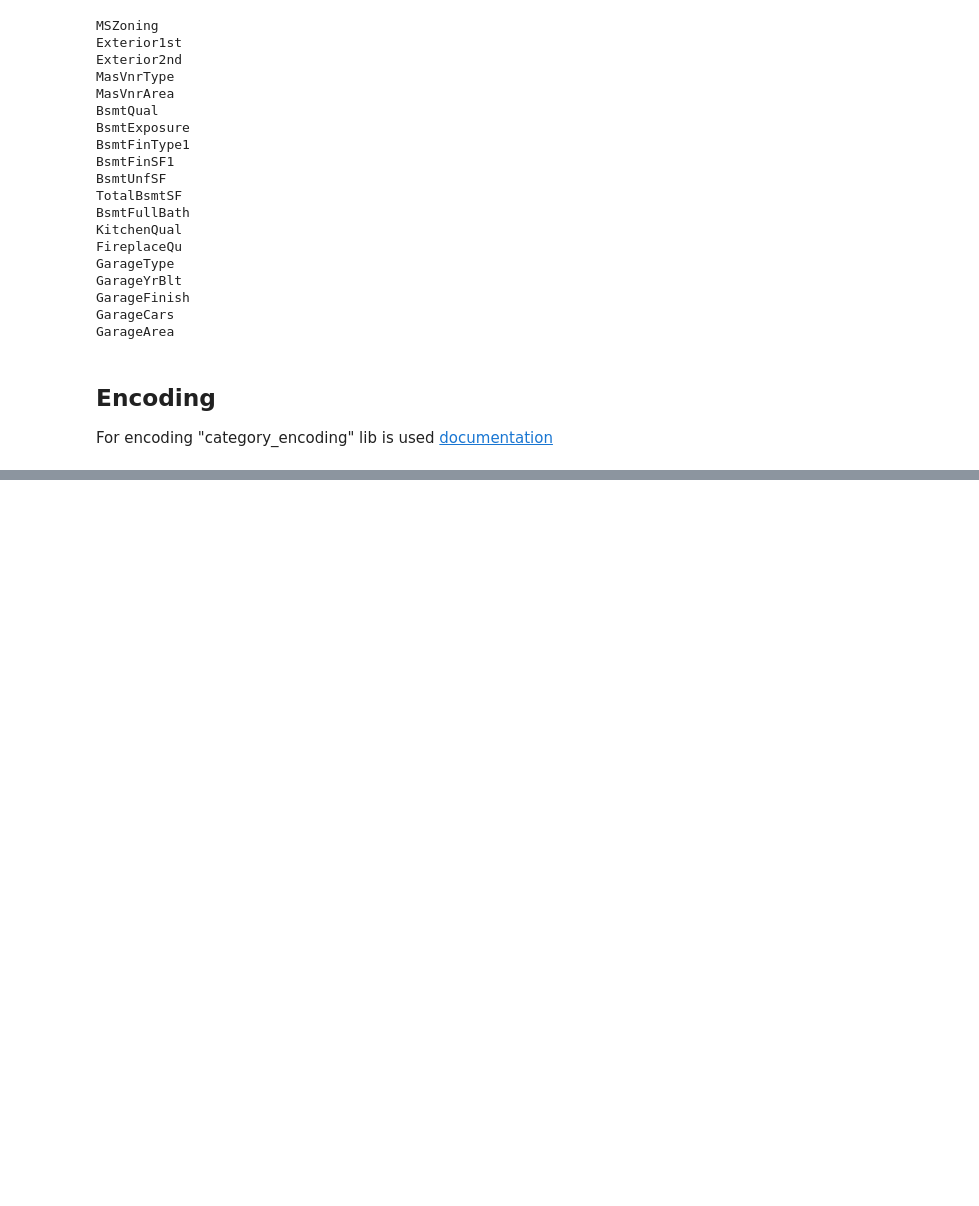
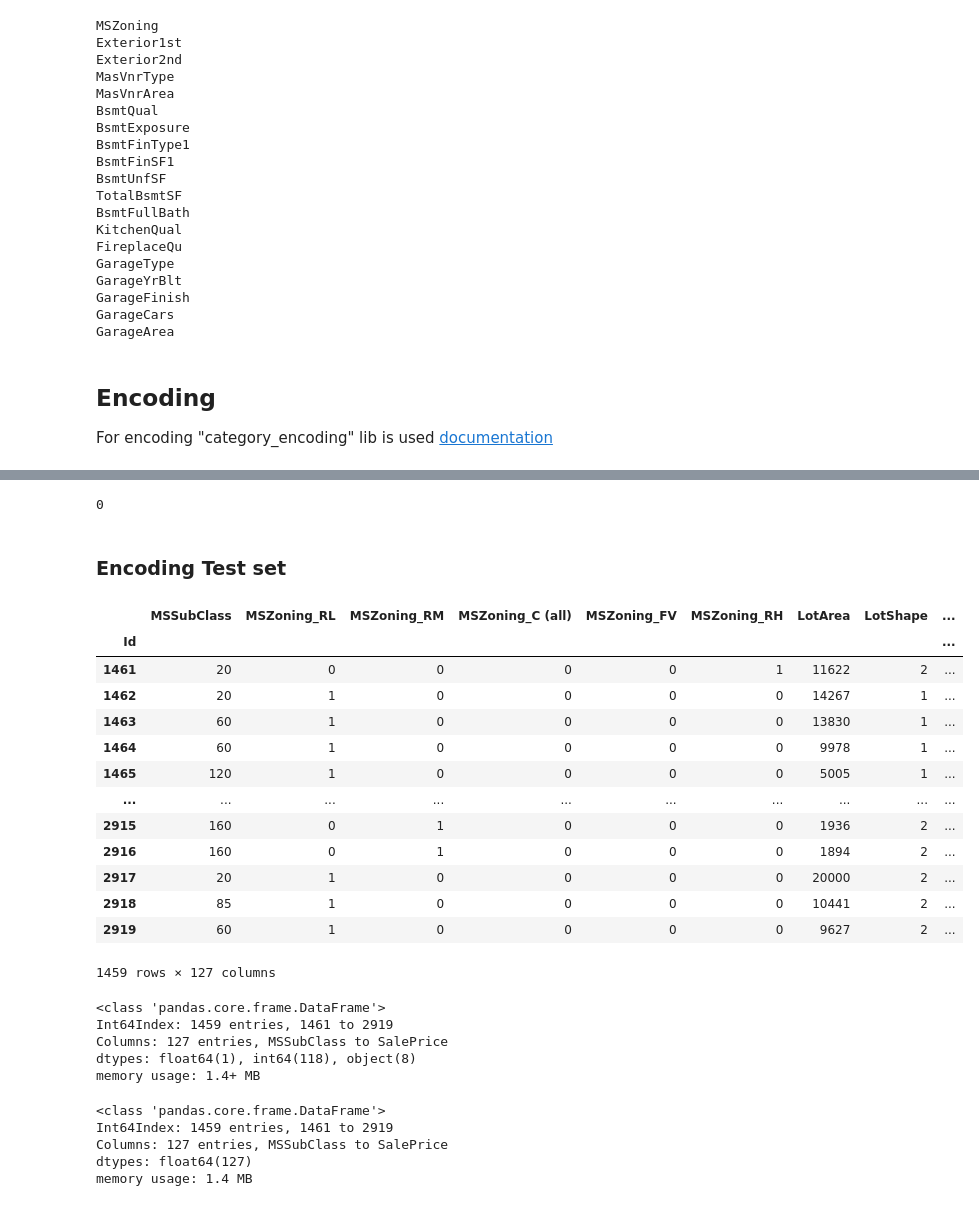
Before and after one commit to 0or1-ML/house_price_kaggle_competition, a Jupyter notebook: prepare_data.ipynb, the cells around one changed output, grey strips where cells are left out. Saved outputs shown, nothing was run; the diff lists cells and outputs as text; code cells hidden in the pictures; blank space fills up the shorter version.

```diff
--- a/prepare_data.ipynb
+++ b/prepare_data.ipynb
@@ -285,0 +392,43 @@ For encoding "category_encoding" lib is used [documentation](https://contrib.sci
+# %%
+encoded_train_df.isna().sum().sum()
+# %% [output]
+0
+# %% [markdown]
+### Encoding Test set
+# %%
+encoded_test_df = one_hot_encoder.transform(df_full_test)
+encoded_test_df = ordinal_encoder.fit_transform(encoded_test_df)
+encoded_test_df.replace(to_replace="NA", value=0, inplace=True)
+encoded_test_df
+# %% [output]
+|  | MSSubClass | MSZoning_RL | MSZoning_RM | MSZoning_C (all) | MSZoning_FV | MSZoning_RH | LotArea | LotShape | ... |
+| Id |  |  |  |  |  |  |  |  | ... |
+| 1461 | 20 | 0 | 0 | 0 | 0 | 1 | 11622 | 2 | ... |
+| 1462 | 20 | 1 | 0 | 0 | 0 | 0 | 14267 | 1 | ... |
+| 1463 | 60 | 1 | 0 | 0 | 0 | 0 | 13830 | 1 | ... |
+| 1464 | 60 | 1 | 0 | 0 | 0 | 0 | 9978 | 1 | ... |
+| 1465 | 120 | 1 | 0 | 0 | 0 | 0 | 5005 | 1 | ... |
+| ... | ... | ... | ... | ... | ... | ... | ... | ... | ... |
+| 2915 | 160 | 0 | 1 | 0 | 0 | 0 | 1936 | 2 | ... |
+| 2916 | 160 | 0 | 1 | 0 | 0 | 0 | 1894 | 2 | ... |
+| 2917 | 20 | 1 | 0 | 0 | 0 | 0 | 20000 | 2 | ... |
+| 2918 | 85 | 1 | 0 | 0 | 0 | 0 | 10441 | 2 | ... |
+| 2919 | 60 | 1 | 0 | 0 | 0 | 0 | 9627 | 2 | ... |
+1459 rows × 127 columns
+# %%
+encoded_test_df.info()
+# %% [output]
+<class 'pandas.core.frame.DataFrame'>
+Int64Index: 1459 entries, 1461 to 2919
+Columns: 127 entries, MSSubClass to SalePrice
+dtypes: float64(1), int64(118), object(8)
+memory usage: 1.4+ MB
+# %%
+encoded_test_df = encoded_test_df.astype(float)
+encoded_test_df.info()
+# %% [output]
+<class 'pandas.core.frame.DataFrame'>
+Int64Index: 1459 entries, 1461 to 2919
+Columns: 127 entries, MSSubClass to SalePrice
+dtypes: float64(127)
+memory usage: 1.4 MB
```
Also changed, not shown: parts of 12 cells of this notebook, 3 other files.
